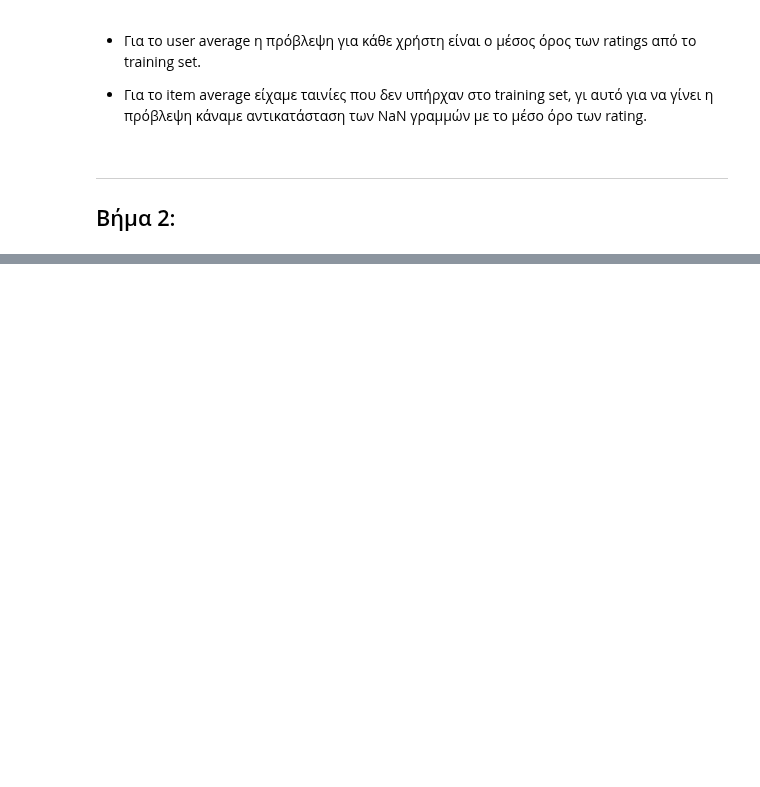
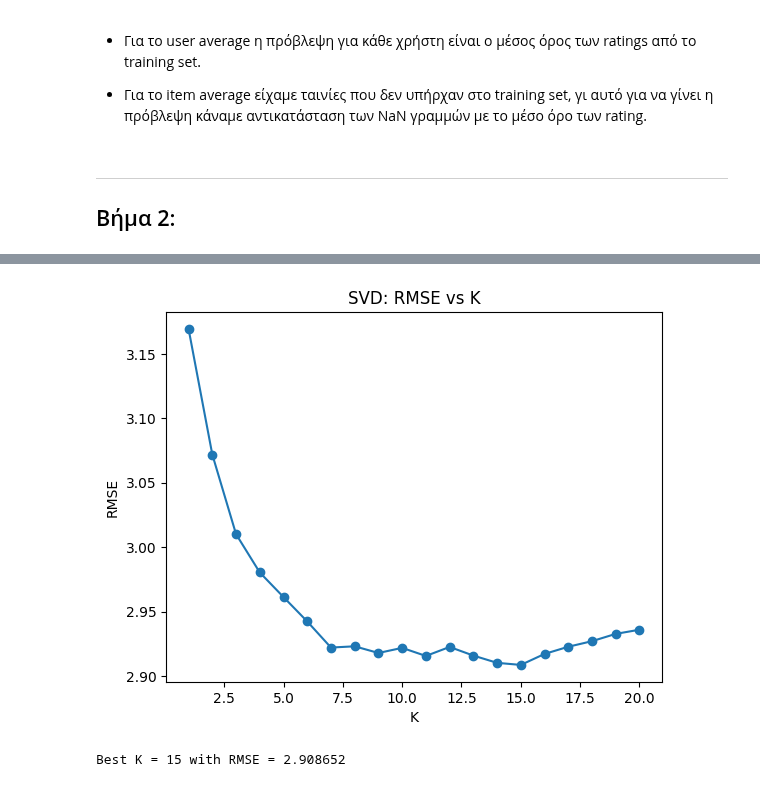
Before and after one commit to BillPapakyriakou/DataMining-Notebooks, a Jupyter notebook: assignment_2.ipynb, the cells around one changed output, grey strips where cells are left out. Saved outputs shown, nothing was run; the diff lists cells and outputs as text; code cells hidden in the pictures; blank space fills up the shorter version.

```diff
--- a/assignment_2.ipynb
+++ b/assignment_2.ipynb
@@ -439,3 +439,75 @@ RMSE (Item Average): 0.9860185686573368
 # %% [markdown]
 ---
 ## Βήμα 2:
+# %%
+from scipy.sparse import csr_matrix   # compressed sparse row matrix
+from scipy.sparse.linalg import svds  # svd sparse
+import matplotlib.pyplot as plt
+
+# υπολογίζουμε τις διαστάσεις του πίνακα R (+1 διότι ids ξεκινάνε από 0)
+users_count  = int(train_dataframe["uid"].max() + 1)
+movies_count = int(train_dataframe["mid"].max() + 1)
+
+
+# φτίαχνουμε τον R (αραιός πίνακας)
+R = csr_matrix(
+    (train_dataframe["rating"].astype(float).values,
+     (train_dataframe["uid"].values, train_dataframe["mid"].values)),
+    shape=(users_count, movies_count)
+)
+
+# υπολογίζουμε τους 3 πίνακες του svd (sparse)
+K = 20
+U, s, Vt = svds(R, k=K)
+
+
+# αναστρέφουμε τη σειρά των singular values σε φθίνουσα
+idx = np.argsort(s)[::-1]
+s = s[idx]
+U = U[:, idx]
+Vt = Vt[idx, :]
+
+
+# παίρνουμε τις τιμές του αρχικού dataframe ώστε να μην ξαναδημιουργήσουμε
+# τον πίνακα R, υπολογίζοντας μόνο τις συγκεκριμένες (k) τιμές από αυτόν
+u_test = test_dataframe["uid"].values
+m_test = test_dataframe["mid"].values
+r_test = test_dataframe["rating"].astype(float).values
+
+# empty list to store the errors for different K values
+rmse_list = []
+
+# για κάθε k
+for i in range (1, K+1):
+
+    # υπολογίζουμε μόνο τις συγκεκριμένες τιμές του R_k
+    predictions = np.sum(
+      U[u_test, :i] * s[:i] * Vt[:i, m_test].T,
+      axis=1
+    )
+
+    predictions = np.clip(predictions, 0, 5)  # clip τις τιμές <0 και >5
+
+    # υπολογισμός rmse
+    mse = mean_squared_error(r_test, predictions)
+    rmse = np.sqrt(mse)
+
+    rmse_list.append(rmse)
+
+    print(f"K={i:2d}  RMSE={rmse:.6f}")
+
+# κρατάμε το καλύτερο k - αυτό με μικρότερο σφάλμα
+best_K = int(np.argmin(rmse_list) + 1)
+best_rmse = rmse_list[best_K - 1]  # κρατάμε και το καλύτερο error
+
+# plots
+plt.figure()
+plt.plot(range(1, K + 1), rmse_list, marker="o")
+plt.xlabel("K")
+plt.ylabel("RMSE")
+plt.title("SVD: RMSE vs K")
+#plt.grid(True)
+plt.show()
+
+print(f"\nBest K = {best_K} with RMSE = {best_rmse:.6f}")
+# %% [output]
@@ -441,0 +534,2 @@ RMSE (Item Average): 0.9860185686573368
+[figure, added]
+Best K = 15 with RMSE = 2.908652
```
Also changed, not shown: parts of 4 cells of this notebook.
